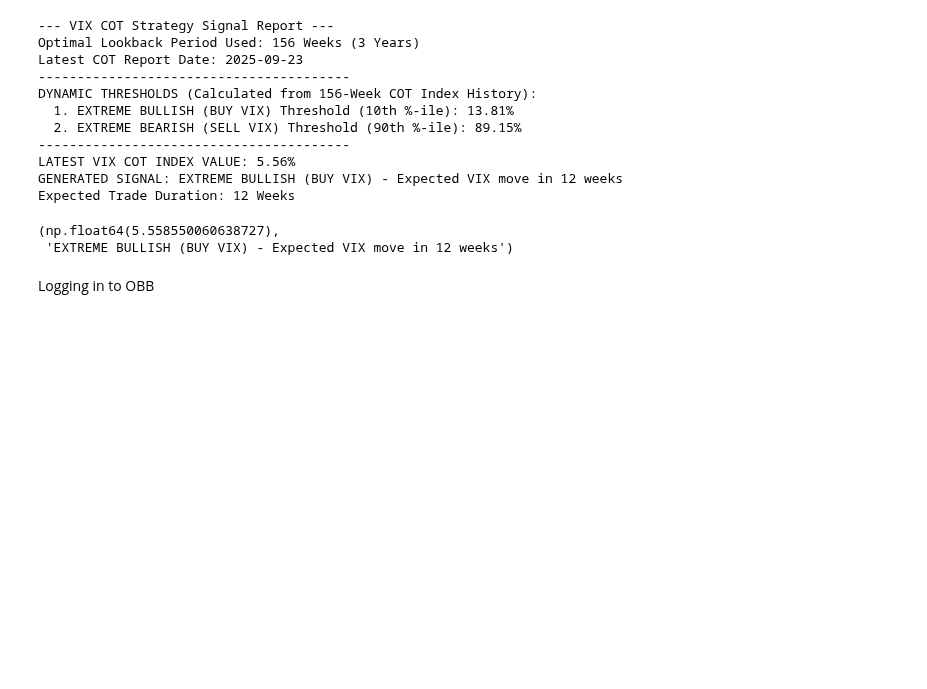
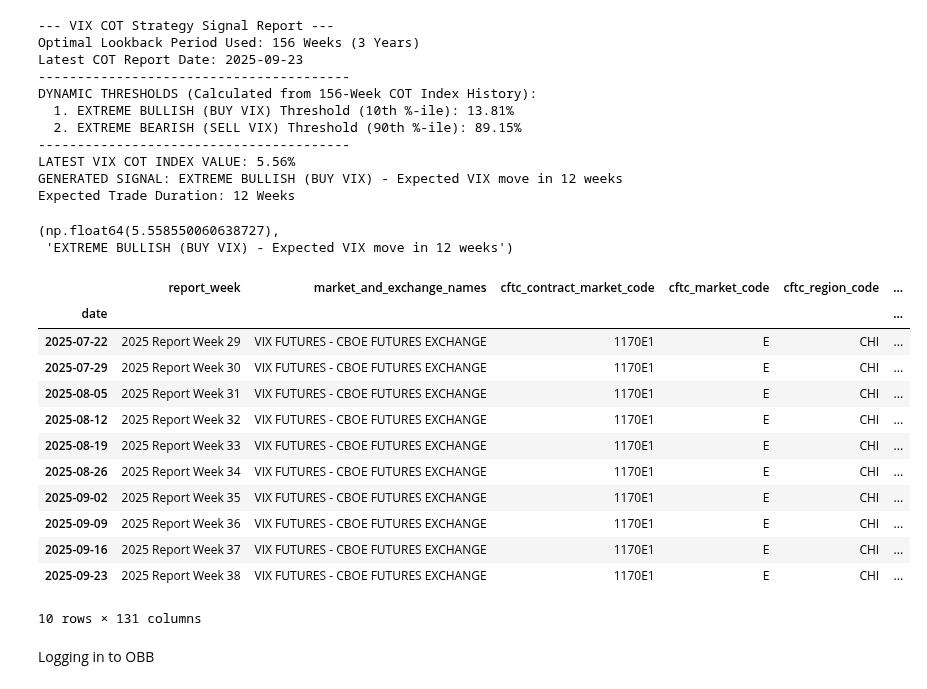
Before and after one commit to mmistroni/OpenBB_Experiments, a Jupyter notebook: OpenBBSamples.ipynb, the cells around one changed output. Drawn from its saved outputs; the diff is of its cells as text; code cells hidden in the pictures; blank space fills up the shorter version.

```diff
--- a/OpenBBSamples.ipynb
+++ b/OpenBBSamples.ipynb
@@ -609,6 +609,22 @@ GENERATED SIGNAL: EXTREME BULLISH (BUY VIX) - Expected VIX move in 12 weeks
 Expected Trade Duration: 12 Weeks
 (np.float64(5.558550060638727),
  'EXTREME BULLISH (BUY VIX) - Expected VIX move in 12 weeks')
+# %%
+cot_df.tail(10)
+# %% [output]
+|  | report_week | market_and_exchange_names | cftc_contract_market_code | cftc_market_code | cftc_region_code | ... |
+| date |  |  |  |  |  | ... |
+| 2025-07-22 | 2025 Report Week 29 | VIX FUTURES - CBOE FUTURES EXCHANGE | 1170E1 | E | CHI | ... |
+| 2025-07-29 | 2025 Report Week 30 | VIX FUTURES - CBOE FUTURES EXCHANGE | 1170E1 | E | CHI | ... |
+| 2025-08-05 | 2025 Report Week 31 | VIX FUTURES - CBOE FUTURES EXCHANGE | 1170E1 | E | CHI | ... |
+| 2025-08-12 | 2025 Report Week 32 | VIX FUTURES - CBOE FUTURES EXCHANGE | 1170E1 | E | CHI | ... |
+| 2025-08-19 | 2025 Report Week 33 | VIX FUTURES - CBOE FUTURES EXCHANGE | 1170E1 | E | CHI | ... |
+| 2025-08-26 | 2025 Report Week 34 | VIX FUTURES - CBOE FUTURES EXCHANGE | 1170E1 | E | CHI | ... |
+| 2025-09-02 | 2025 Report Week 35 | VIX FUTURES - CBOE FUTURES EXCHANGE | 1170E1 | E | CHI | ... |
+| 2025-09-09 | 2025 Report Week 36 | VIX FUTURES - CBOE FUTURES EXCHANGE | 1170E1 | E | CHI | ... |
+| 2025-09-16 | 2025 Report Week 37 | VIX FUTURES - CBOE FUTURES EXCHANGE | 1170E1 | E | CHI | ... |
+| 2025-09-23 | 2025 Report Week 38 | VIX FUTURES - CBOE FUTURES EXCHANGE | 1170E1 | E | CHI | ... |
+10 rows × 131 columns
 # %% [markdown]
 Logging in to OBB
 # %%
```
